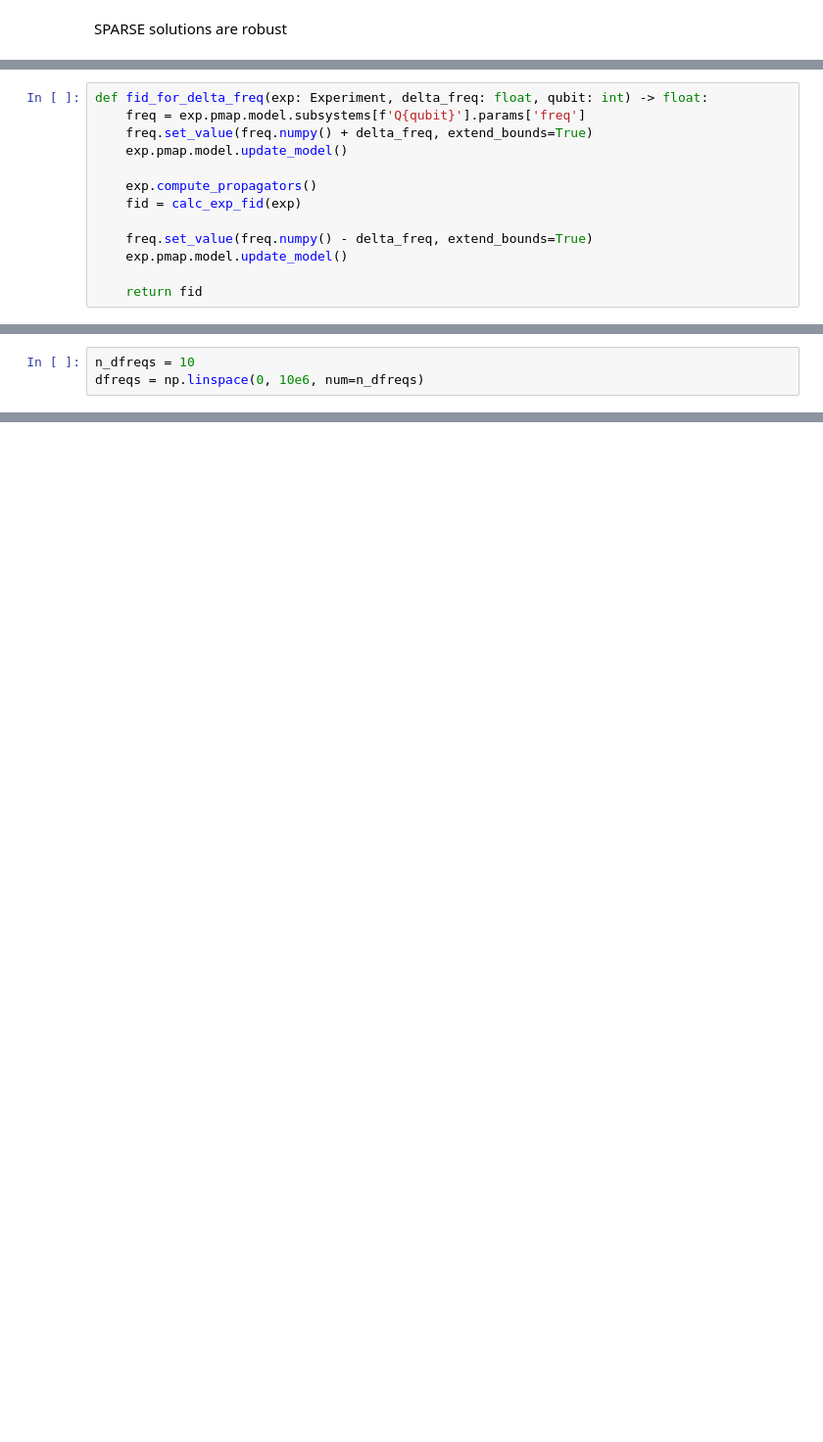
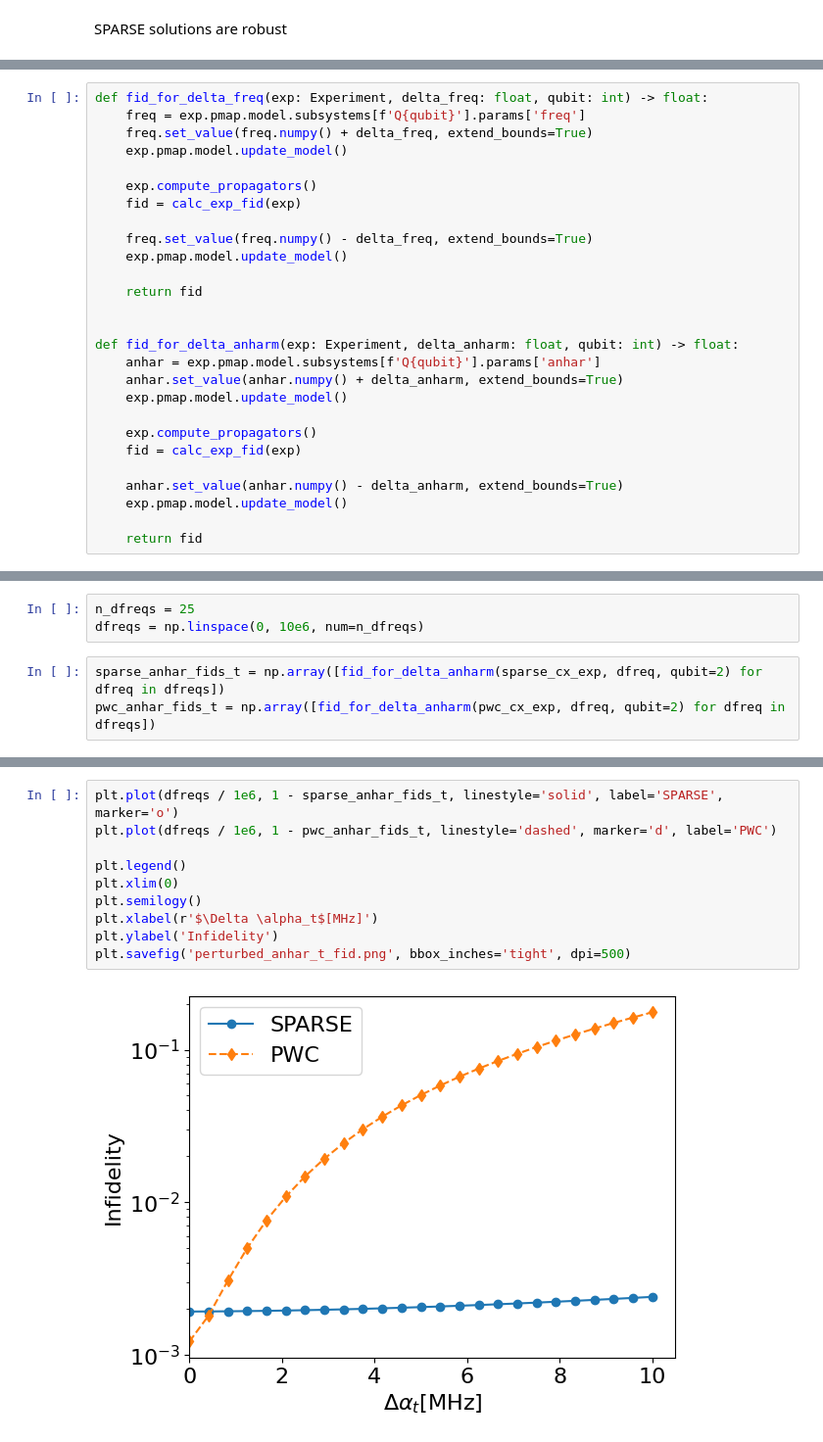
Before and after one commit to YonatanGideoni/c3, a Jupyter notebook: playground/paper_plots.ipynb, the cells around one changed output, grey strips where cells are left out. Shown at 98% size. Saved outputs shown, nothing was run; the diff lists cells and outputs as text; blank space fills up the shorter version.

```diff
--- a/playground/paper_plots.ipynb
+++ b/playground/paper_plots.ipynb
@@ -30,3 +37,17 @@ def fid_for_delta_freq(exp: Experiment, delta_freq: float, qubit: int) -> float:
     exp.pmap.model.update_model()
 
     return fid
+
+
+def fid_for_delta_anharm(exp: Experiment, delta_anharm: float, qubit: int) -> float:
+    anhar = exp.pmap.model.subsystems[f'Q{qubit}'].params['anhar']
+    anhar.set_value(anhar.numpy() + delta_anharm, extend_bounds=True)
+    exp.pmap.model.update_model()
+
+    exp.compute_propagators()
+    fid = calc_exp_fid(exp)
+
+    anhar.set_value(anhar.numpy() - delta_anharm, extend_bounds=True)
+    exp.pmap.model.update_model()
+
+    return fid
@@ -33,3 +95,6 @@ def fid_for_delta_freq(exp: Experiment, delta_freq: float, qubit: int) -> float:
 # %%
-n_dfreqs = 10
+n_dfreqs = 25
 dfreqs = np.linspace(0, 10e6, num=n_dfreqs)
+# %%
+sparse_anhar_fids_t = np.array([fid_for_delta_anharm(sparse_cx_exp, dfreq, qubit=2) for dfreq in dfreqs])
+pwc_anhar_fids_t = np.array([fid_for_delta_anharm(pwc_cx_exp, dfreq, qubit=2) for dfreq in dfreqs])
@@ -36 +119,13 @@ dfreqs = np.linspace(0, 10e6, num=n_dfreqs)
+# %%
+plt.plot(dfreqs / 1e6, 1 - sparse_anhar_fids_t, linestyle='solid', label='SPARSE', marker='o')
+plt.plot(dfreqs / 1e6, 1 - pwc_anhar_fids_t, linestyle='dashed', marker='d', label='PWC')
+
+plt.legend()
+plt.xlim(0)
+plt.semilogy()
+plt.xlabel(r'$\Delta \alpha_t$[MHz]')
+plt.ylabel('Infidelity')
+plt.savefig('perturbed_anhar_t_fid.png', bbox_inches='tight', dpi=500)
+# %% [output]
+[figure, added]
 # %%
```
Also changed, not shown: parts of 12 cells of this notebook, 4 other files.
